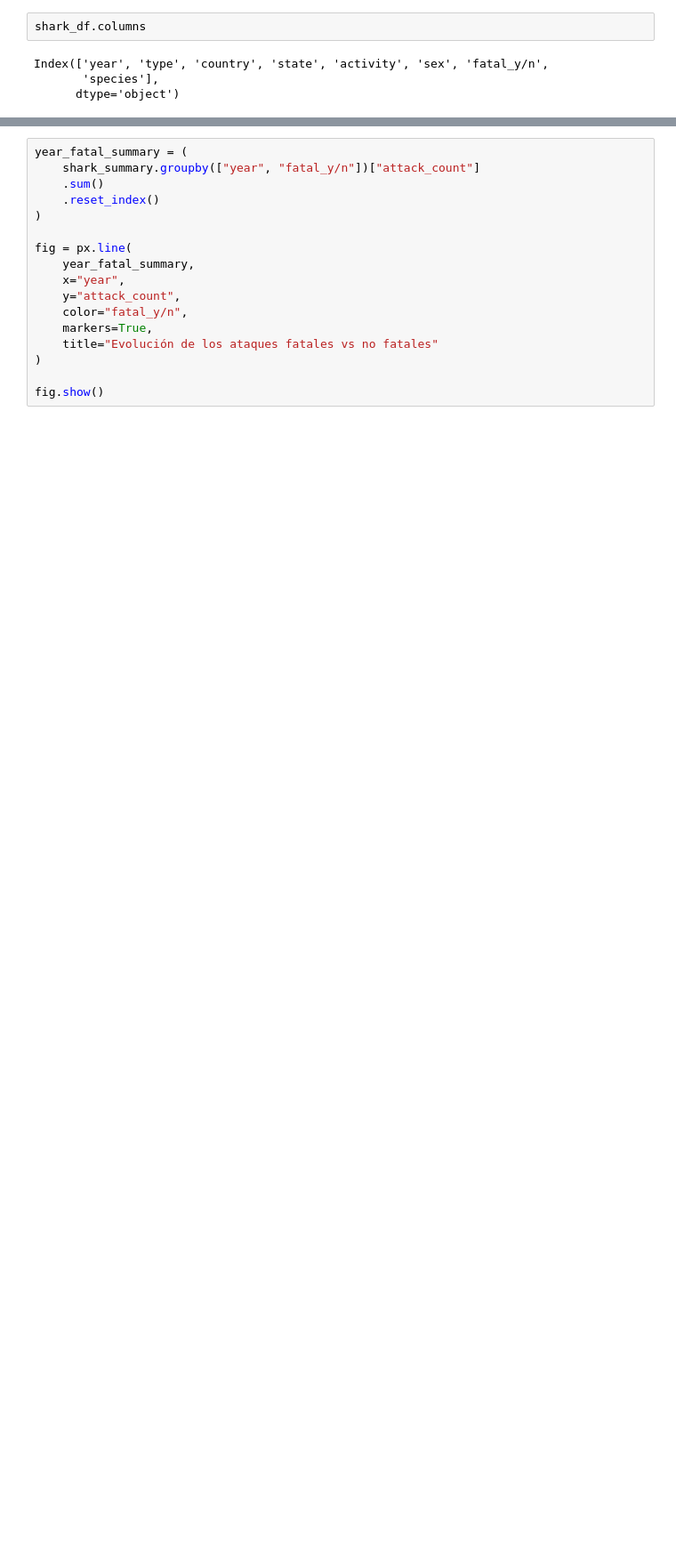
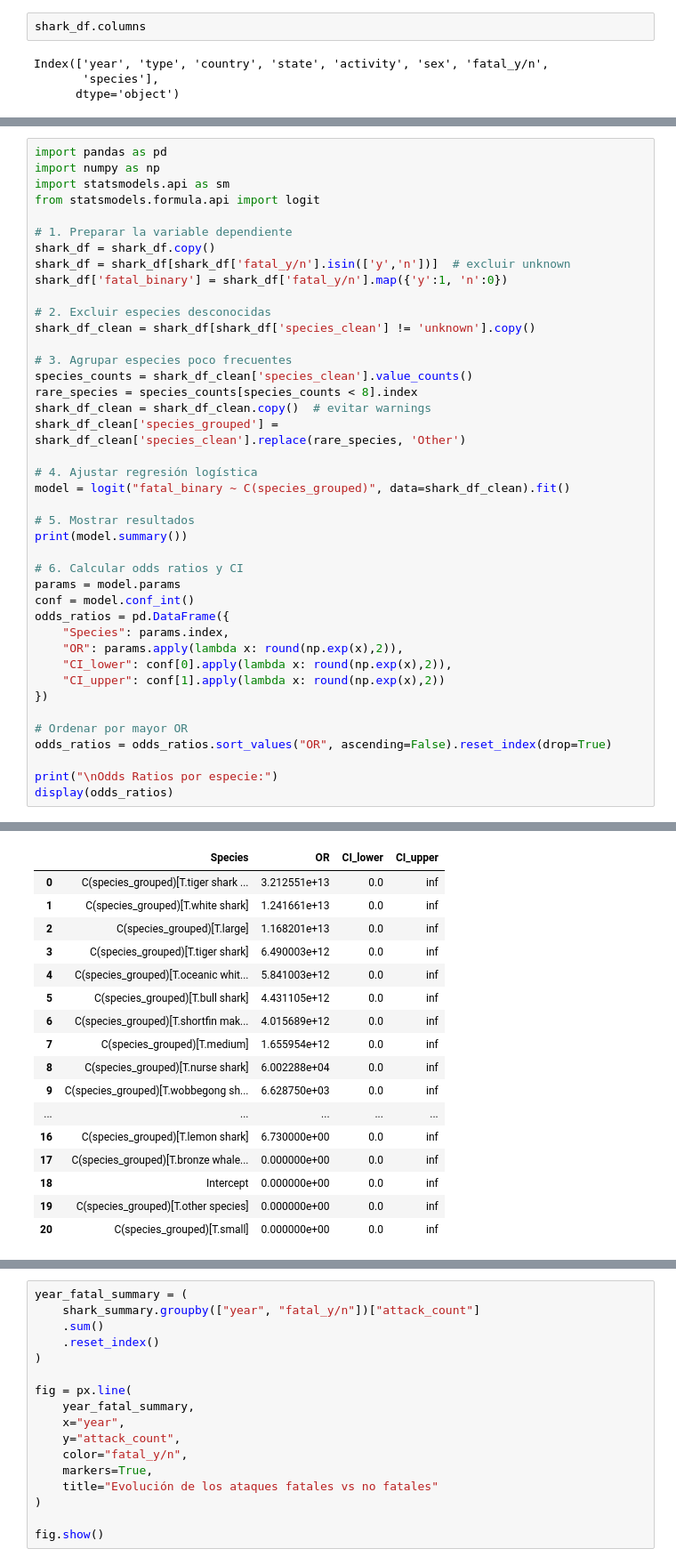
Before and after one commit to marlene-alcobendas/Project2_SharkAttack, a Jupyter notebook: Project2_SharkAttacksInvestigation.ipynb, the cells around one changed output, grey strips where cells are left out. Shown: that part at 89% size. Cells and saved outputs as stored; diff of their text form; blank space fills up the shorter version.

```diff
--- a/Project2_SharkAttacksInvestigation.ipynb
+++ b/Project2_SharkAttacksInvestigation.ipynb
@@ -1297,0 +2716,42 @@ Index(['year', 'type', 'country', 'state', 'activity', 'sex', 'fatal_y/n',
+# %%
+import pandas as pd
+import numpy as np
+import statsmodels.api as sm
+from statsmodels.formula.api import logit
+
+# 1. Preparar la variable dependiente
+shark_df = shark_df.copy()
+shark_df = shark_df[shark_df['fatal_y/n'].isin(['y','n'])]  # excluir unknown
+shark_df['fatal_binary'] = shark_df['fatal_y/n'].map({'y':1, 'n':0})
+
+# 2. Excluir especies desconocidas
+shark_df_clean = shark_df[shark_df['species_clean'] != 'unknown'].copy()
+
+# 3. Agrupar especies poco frecuentes
+species_counts = shark_df_clean['species_clean'].value_counts()
+rare_species = species_counts[species_counts < 8].index
+shark_df_clean = shark_df_clean.copy()  # evitar warnings
+shark_df_clean['species_grouped'] = shark_df_clean['species_clean'].replace(rare_species, 'Other')
+
+# 4. Ajustar regresión logística
+model = logit("fatal_binary ~ C(species_grouped)", data=shark_df_clean).fit()
+
+# 5. Mostrar resultados
+print(model.summary())
+
+# 6. Calcular odds ratios y CI
+params = model.params
+conf = model.conf_int()
+odds_ratios = pd.DataFrame({
+    "Species": params.index,
+    "OR": params.apply(lambda x: round(np.exp(x),2)),
+    "CI_lower": conf[0].apply(lambda x: round(np.exp(x),2)),
+    "CI_upper": conf[1].apply(lambda x: round(np.exp(x),2))
+})
+
+# Ordenar por mayor OR
+odds_ratios = odds_ratios.sort_values("OR", ascending=False).reset_index(drop=True)
+
+print("\nOdds Ratios por especie:")
+display(odds_ratios)
+# %% [output]
@@ -1297,0 +2775,17 @@ Index(['year', 'type', 'country', 'state', 'activity', 'sex', 'fatal_y/n',
+|  | Species | OR | CI_lower | CI_upper |
+| 0 | C(species_grouped)[T.tiger shark ... | 3.212551e+13 | 0.0 | inf |
+| 1 | C(species_grouped)[T.white shark] | 1.241661e+13 | 0.0 | inf |
+| 2 | C(species_grouped)[T.large] | 1.168201e+13 | 0.0 | inf |
+| 3 | C(species_grouped)[T.tiger shark] | 6.490003e+12 | 0.0 | inf |
+| 4 | C(species_grouped)[T.oceanic whit... | 5.841003e+12 | 0.0 | inf |
+| 5 | C(species_grouped)[T.bull shark] | 4.431105e+12 | 0.0 | inf |
+| 6 | C(species_grouped)[T.shortfin mak... | 4.015689e+12 | 0.0 | inf |
+| 7 | C(species_grouped)[T.medium] | 1.655954e+12 | 0.0 | inf |
+| 8 | C(species_grouped)[T.nurse shark] | 6.002288e+04 | 0.0 | inf |
+| 9 | C(species_grouped)[T.wobbegong sh... | 6.628750e+03 | 0.0 | inf |
+| ... | ... | ... | ... | ... |
+| 16 | C(species_grouped)[T.lemon shark] | 6.730000e+00 | 0.0 | inf |
+| 17 | C(species_grouped)[T.bronze whale... | 0.000000e+00 | 0.0 | inf |
+| 18 | Intercept | 0.000000e+00 | 0.0 | inf |
+| 19 | C(species_grouped)[T.other species] | 0.000000e+00 | 0.0 | inf |
+| 20 | C(species_grouped)[T.small] | 0.000000e+00 | 0.0 | inf |
```
Also changed, not shown: parts of 74 cells of this notebook, 4 other files.
